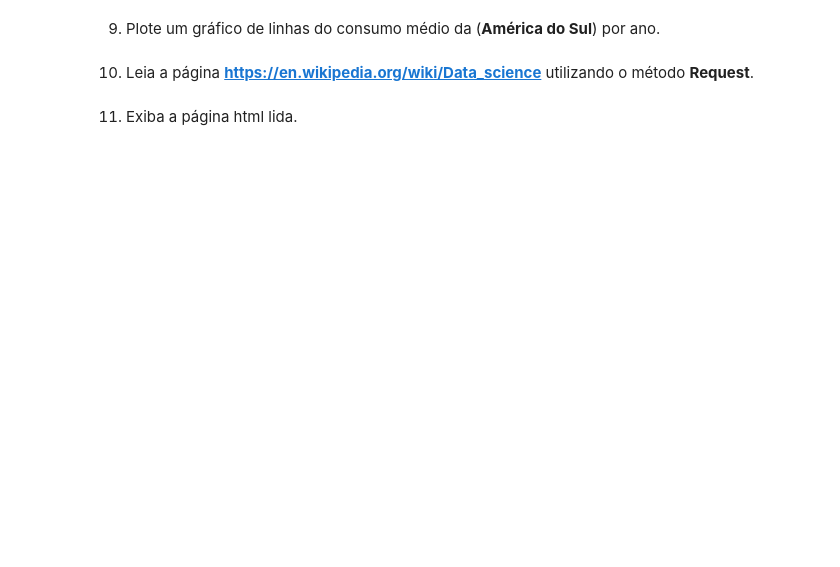
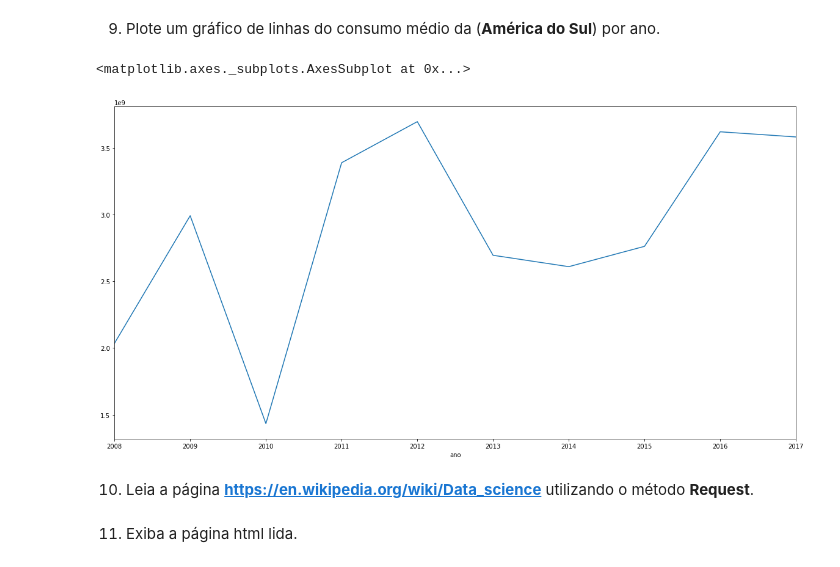
Before and after one commit to swatboss93/ciencia-de-dados, a Jupyter notebook: exercicios/aula 04/aula-4-maos-na-massa-2.ipynb, the cells around one changed output. Cells and saved outputs as stored; diff of their text form; code cells hidden in the pictures; blank space fills up the shorter version.

```diff
--- a/exercicios/aula 04/aula-4-maos-na-massa-2.ipynb
+++ b/exercicios/aula 04/aula-4-maos-na-massa-2.ipynb
@@ -18,2 +84,5 @@ from urllib.request import urlretrieve
 # %% [markdown]
 7. Importe o arquivo **consumo_de_gas_2018.csv** para o dataframe **consumos**. Utilize o parâmetro **encoding='iso-8859-1'** no comando **read_csv** para a conversão correta de acentos e **thousands=','** para que a virgula seja interpretada corretamente como separado de milhar.
+# %%
+consumos = pd.read_csv(file_path_2, sep=";", encoding='iso-8859-1', thousands=',')
+consumos.head()
@@ -20,2 +96,5 @@ from urllib.request import urlretrieve
 # %% [markdown]
 8. Modifique o nomes das colunas do dataframe consumos para **'regiao, pais, valor e ano'**.
+# %%
+consumos.columns = ['regiao', 'pais', 'valor', 'ano']
+consumos.head()
@@ -22,4 +108,12 @@ from urllib.request import urlretrieve
 # %% [markdown]
 9. Plote um gráfico de linhas do consumo médio da (**América do Sul**) por ano.
+# %%
+filtro = consumos['regiao'] == 'Américas Central e do Sul'
+resumo = consumos.loc[filtro]
+resumo = resumo.groupby(resumo['ano'], as_index=False)['valor'].mean()
+resumo.plot(kind='line', x='ano', y='valor', legend=None)
+# %% [output]
+<matplotlib.axes._subplots.AxesSubplot at 0x...>
+[figure, added]
 # %% [markdown]
 10. Leia a página **https://en.wikipedia.org/wiki/Data_science** utilizando o método **Request**.
```
Also changed, not shown: parts of 19 cells of this notebook.
